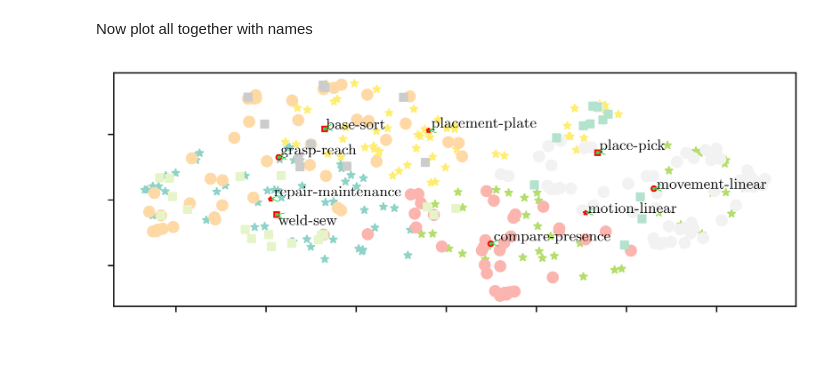
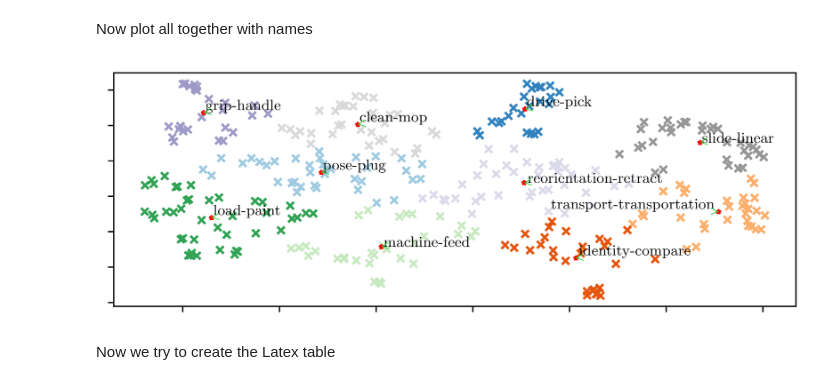
Before and after one commit to teiband/industrial-skill-review, a Jupyter notebook: src/taxonomySearch/KmeansMacroGroupsTable.ipynb, the cells around one changed output. Cells and saved outputs as stored; diff of their text form; code cells hidden in the pictures; blank space fills up the shorter version.

Commit message:
add: draft of the table, missing bib connection

```diff
--- a/src/taxonomySearch/KmeansMacroGroupsTable.ipynb
+++ b/src/taxonomySearch/KmeansMacroGroupsTable.ipynb
@@ -270,10 +260,7 @@ Now clusters are created
 # %%
 from sklearn.cluster import KMeans
 
-clusterA = KMeans(n_clusters=3, n_init=200, random_state=0).fit(umap_embeddings)
-clusterS = KMeans(n_clusters=3, n_init=200, random_state=0).fit(skills_embeddings)
-clusterP = KMeans(n_clusters=3, n_init=200, random_state=0).fit(primitives_embeddings)
-clusterT = KMeans(n_clusters=3, n_init=200, random_state=0).fit(tasks_embeddings)
+clusterA = KMeans(n_clusters=10, n_init=200, random_state=0).fit(umap_embeddings)
 # %% [markdown]
 Super-imposed plots
 # %%
@@ -328,3 +280,10 @@ wordsPerTopicT = clusterDF_T.groupby(['cluster'], as_index = False).agg({'primit
+# %%
+d = {'primitive': defSingA, 'cluster': resultA['labels'], 'x': resultA['x'], 'y': resultA['y']}
+
+clusterDF_A = pd.DataFrame(d)
+clusterDF_A['Doc_ID'] = range(0,len(clusterDF_A))
+
+wordsPerTopicA = clusterDF_A.groupby(['cluster'], as_index = False).agg({'primitive': ' '.join})
 # %% [markdown]
 As suggested by this [guide](https://towardsdatascience.com/keyword-extraction-with-bert-724efca412ea) we get the most recurring keywords for each cluster
 # %%
@@ -335,9 +294,9 @@ from scipy.spatial import distance
 from nltk.corpus import wordnet as wn
 
 # group by "X" column
-groups = clusterDF_S.groupby(['cluster'])
+groups = clusterDF_A.groupby(['cluster'])
 
-labelsS = []
+labelsA = []
 
 # extract keys from groups
 keys = groups.groups.keys()
@@ -368,4 +327,4 @@ for i in keys:
     matchedKeywords = str(keywords[0] + "-" + keywords[1])
     # print(matchedKeywords)
 
-    labelsS.append(matchedKeywords)
+    labelsA.append(matchedKeywords)
@@ -505,9 +366,7 @@ fig, ax = plt.subplots(figsize=(7.4, 2.6), dpi=600)
 plt.rcParams.update({'font.size': 9.5})
 
 #plt.scatter(outliers.x, outliers.y, color='#F2F2F2', s=30)
-plt.scatter(resultS.x, resultS.y, c=clusterS.labels_, s=20, cmap='Set3', marker="*")
-plt.scatter(resultP.x, resultP.y, c=clusterP.labels_, s=40, cmap='Pastel1', marker="o")
-plt.scatter(resultT.x, resultT.y, c=clusterT.labels_, s=20, cmap='Pastel2', marker="s")
+plt.scatter(resultA.x, resultA.y, c=clusterA.labels_, s=20, cmap='tab20c', marker="x")
 #plt.colorbar()
 ax.axes.xaxis.set_ticklabels([])
 ax.axes.yaxis.set_ticklabels([])
@@ -516,68 +375,40 @@ ax.axes.yaxis.set_ticklabels([])
 texts = [] # contains all the the text entries we will show
 
 # group by "X" column
-groups = clusterDF_S.groupby('cluster')
+groups = clusterDF_A.groupby('cluster')
 
 # extract keys from groups
 keys = groups.groups.keys()
 
 for i in keys:
 
     x = groups.get_group(i)['x'].mean()
     y = groups.get_group(i)['y'].mean()
 
     plt.plot(x, y, marker="*", markersize=3, markeredgecolor="red", markerfacecolor="#32d74b")
-    #plt.annotate(groups.get_group(i).iloc[0]["keyword"], xy = (x,y))
-    texts.append(plt.text(x, y, groups.get_group(i).iloc[0]["keyword"]))
-
-# group by "X" column
-groups = clusterDF_T.groupby('cluster')
-
-# extract keys from groups
-keys = groups.groups.keys()
-
-for i in keys:
-
-    x = groups.get_group(i)['x'].mean()
-    y = groups.get_group(i)['y'].mean()
-
-    plt.plot(x, y, marker="s", markersize=3, markeredgecolor="red", markerfacecolor="#32d74b")
-    #plt.annotate(groups.get_group(i).iloc[0]["keyword"], xy = (x,y))
-    texts.append(plt.text(x, y, groups.get_group(i).iloc[0]["keyword"]))
-
-# group by "X" column
-groups = clusterDF_P.groupby('cluster')
-
-# extract keys from groups
-keys = groups.groups.keys()
-
-for i in keys:
-
-    x = groups.get_group(i)['x'].mean()
-    y = groups.get_group(i)['y'].mean()
-
-    plt.plot(x, y, marker="o", markersize=3, markeredgecolor="red", markerfacecolor="#32d74b")
     #plt.annotate(groups.get_group(i).iloc[0]["keyword"], xy = (x,y))
     texts.append(plt.text(x, y, groups.get_group(i).iloc[0]["keyword"]))
 
 #plt.xticks(color='w')
 #plt.yticks(color='w')
 
 #plt.xlabel("X axis", fontsize=10)
 
 #visualiplt.ylabel("Dimension 2", fontsize=10)
 
 # import tikzplotlib
 
 # tikzplotlib.save("D:/1. Papers/4. MyPapers/6_(20210609) Skill taxonomy/figures/knnClusteringWords.tex")
 #plt.plot([6.5, 6.5], [8, 14], color='#32d74b', linestyle='--', linewidth=0.6)
 #plt.plot([2, 9], [11, 11], color='#32d74b', linestyle='--', linewidth=0.6)
 # adjust_text(texts, only_move={'points':'y', 'texts':'y'}, arrowprops=dict(arrowstyle="->", color='r', lw=0.5))
 adjust_text(texts, only_move={'points':'x','texts':'y','objects':'x'}, arrowprops=dict(arrowstyle="->", color='#32d74b', lw=0.5))
 #plt.plot([3, 11], [10.5, 10.5], color='#8A8AFF', linestyle='--', linewidth=1)
 
 #plt.savefig(os.path.join(this_file_dir, "..", "data/out/" + outputName + "/" + "kmeans" + str(n_neighbors) + outputName + ".png"), dpi=600, bbox_inches = 'tight')
 #plt.savefig(os.path.join(this_file_dir, "..", "data/out/" + outputName + "/" + "kmeans" + str(n_neighbors) + outputName + ".pgf"), dpi=600, bbox_inches = 'tight')
 plt.show()
 # %% [output]
-[figure, old version]
+[figure, new version]
+# %% [markdown]
+Now we try to create the Latex table
```
Also changed, not shown: parts of 12 cells of this notebook.
